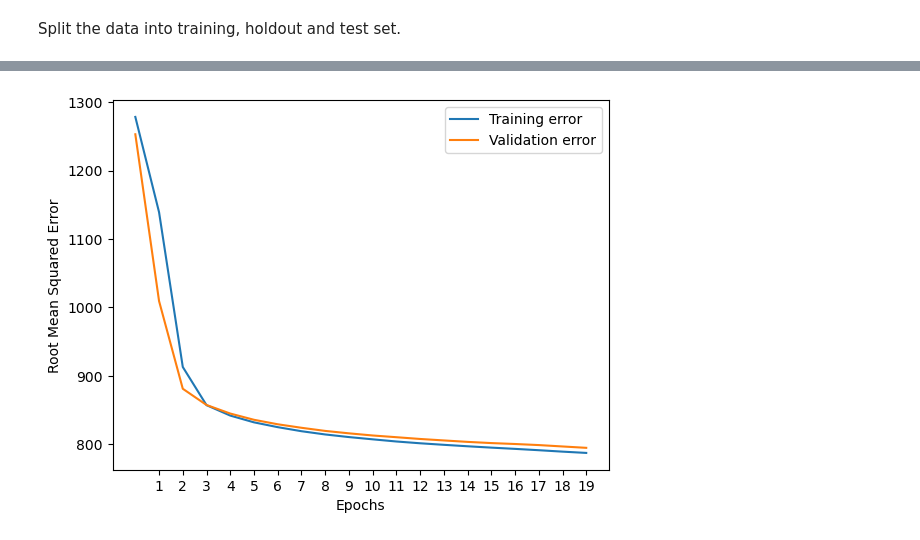
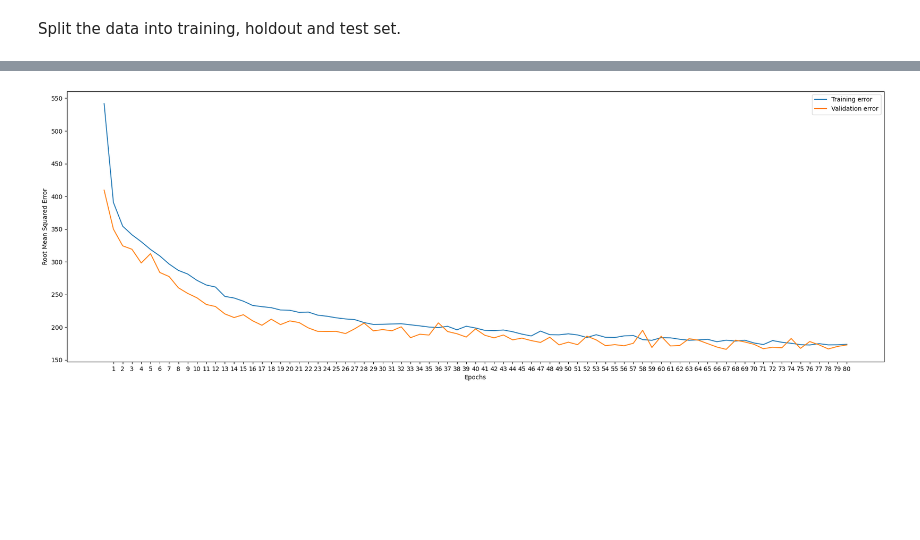
Before and after one commit to Sithkiller3000/AA2024, a Jupyter notebook: predictiveAnalysis/neuralnetwork.ipynb, the cells around one changed output, grey strips where cells are left out. Cells and saved outputs as stored; diff of their text form; code cells hidden in the pictures; blank space fills up the shorter version.

Commit message:
Finished NeuralNetwork and added final comments on dataPrep and NN notebook

```diff
--- a/predictiveAnalysis/neuralnetwork.ipynb
+++ b/predictiveAnalysis/neuralnetwork.ipynb
@@ -91,14 +105,9 @@ predictors_test, target_test   = 30% = test set
 # %%
 from sklearn.preprocessing import StandardScaler
 scaler = StandardScaler()
-scaler.fit(predictors_train)
+scaler.fit(X_train)
 
-#scale training set
-predictors_train = scaler.transform(predictors_train)
-
-#scale holdout set
-predictors_hold = scaler.transform(predictors_hold)
-
-#scale test set
-predictors_test = scaler.transform(predictors_test)
+X_train_scaled = scaler.transform(X_train)
+X_val_scaled = scaler.transform(X_val)
+X_test_scaled = scaler.transform(X_test)
 # %% [markdown]
@@ -111 +115,16 @@ neuralnetwork = Sequential(
+# %%
+neuralnetwork = Sequential()
+
+neuralnetwork.add(Input(shape=(10,)))
+neuralnetwork.add(Dense(89, activation="relu", kernel_regularizer=l2(0.004)))
+neuralnetwork.add(Dropout(0.055))
+neuralnetwork.add(Dense(89, activation="relu", kernel_regularizer=l2(0.004)))
+neuralnetwork.add(Dropout(0.055))
+neuralnetwork.add(Dense(89, activation="relu", kernel_regularizer=l2(0.004)))
+neuralnetwork.add(Dropout(0.055))
+neuralnetwork.add(Dense(89, activation="relu", kernel_regularizer=l2(0.004)))
+neuralnetwork.add(Dropout(0.055))
+neuralnetwork.add(Dense(89, activation="relu", kernel_regularizer=l2(0.004)))
+neuralnetwork.add(Dropout(0.055))
+neuralnetwork.add(Dense(1))
 # %% [markdown]
@@ -133,2 +135,0 @@ Model: "sequential_7"
-# %%
-history = neuralnetwork.fit(predictors_train, target_train, epochs=20, validation_split=0.2)
@@ -163,0 +138,5 @@ array([[ 570.4525  ],
+# %%
+history = neuralnetwork.fit(X_train_scaled, y_train,
+                            validation_data=(X_val_scaled, y_val),  # Pass validation data
+                            epochs=81,
+                            batch_size=30)
@@ -207,16 +196,16 @@ root_metrics_df
 # %%
 plt.Figure(figsize=(14,6), dpi=100)
 
 plt.plot(root_metrics_df["rmse"], label = 'Training error')
 plt.plot(root_metrics_df["val_rmse"], label = 'Validation error')
 
 plt.xlabel("Epochs")
 plt.ylabel("Root Mean Squared Error")
 
 # plt.xlim([0, epochs])
-plt.xticks(range(1,20))
+plt.xticks(range(1,81))
 plt.legend()
-
+plt.gcf().set_size_inches(24, 8)
 plt.show()
 # %% [output]
-[figure, old version]
+[figure, new version]
```
Also changed, not shown: parts of 30 cells of this notebook, 1 other file.
